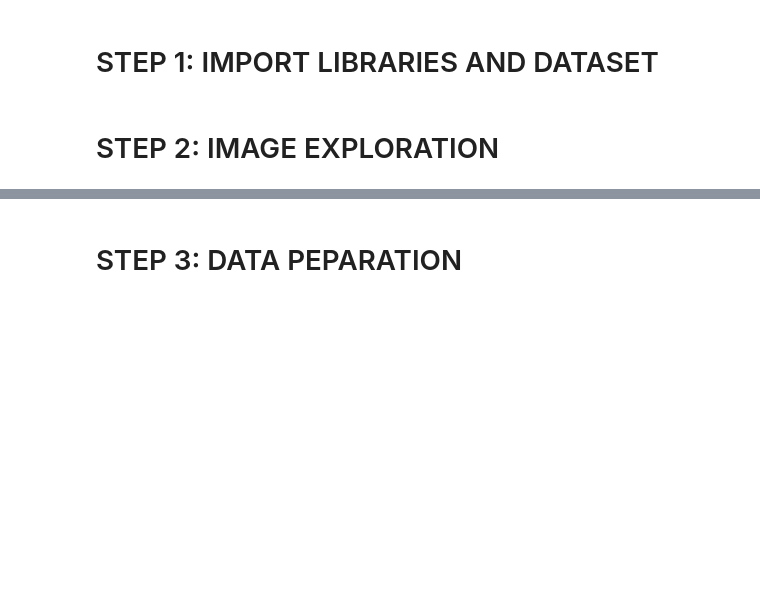
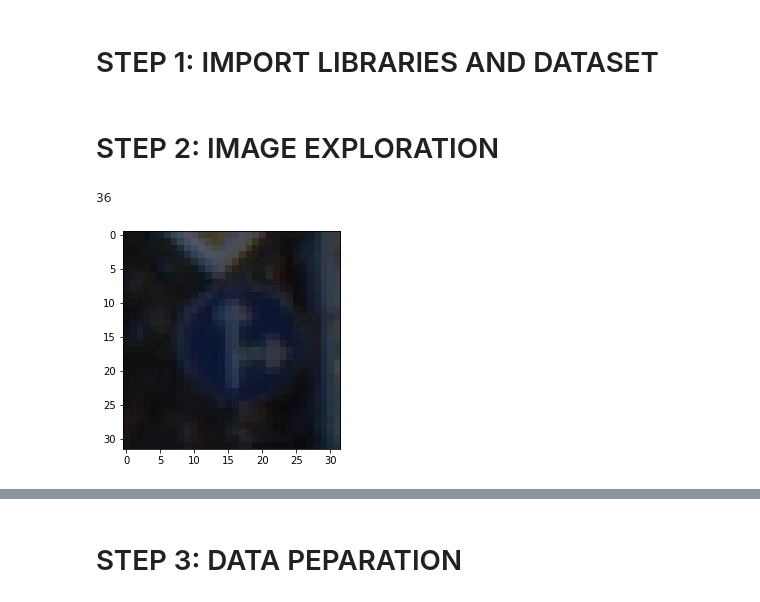
Before and after one commit to jainharsh21/Traffic-Sign-Classifier, a Jupyter notebook: traffic_sign_classifier.ipynb, the cells around one changed output, grey strips where cells are left out. Saved outputs shown, nothing was run; the diff lists cells and outputs as text; code cells hidden in the pictures; blank space fills up the shorter version.

```diff
--- a/traffic_sign_classifier.ipynb
+++ b/traffic_sign_classifier.ipynb
@@ -70,3 +70,10 @@ X_validation,y_validation = valid['features'],valid['labels']
 X_test,y_test = test['features'],test['labels']
 # %% [markdown]
 # STEP 2: IMAGE EXPLORATION
+# %%
+i = 1000
+plt.imshow(X_train[i])
+y_train[i]
+# %% [output]
+36
+[figure, added]
```
Also changed, not shown: parts of 2 cells of this notebook.
